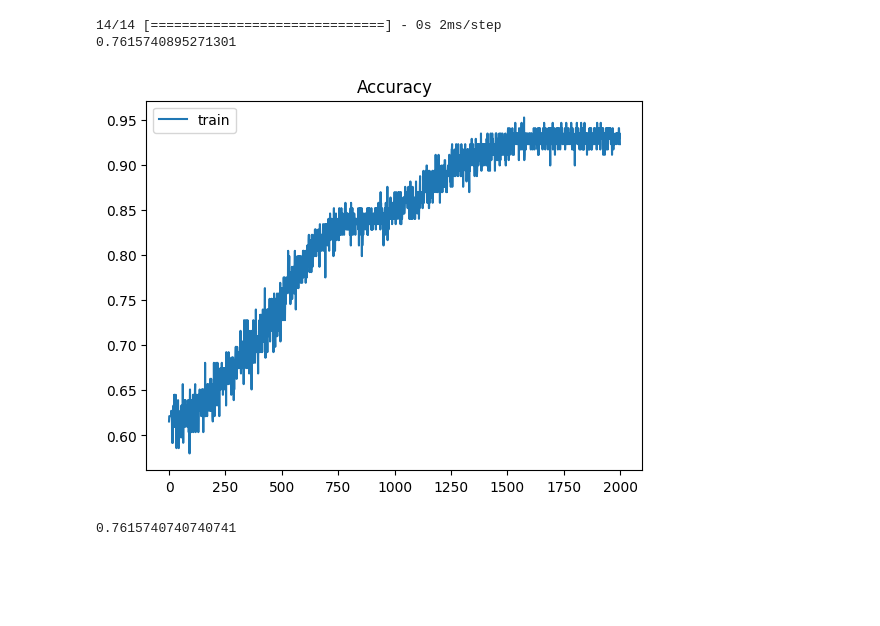
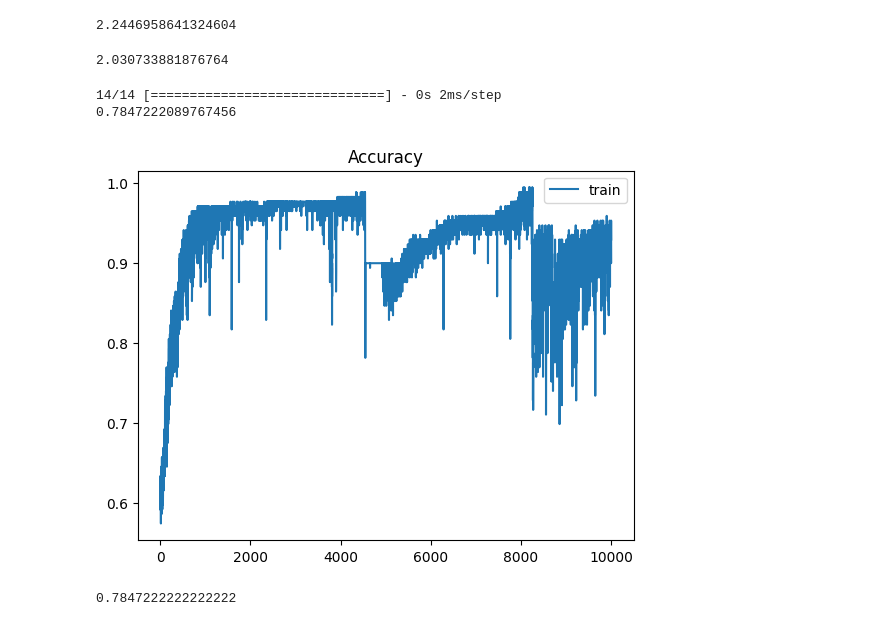
Before and after one commit to DreRnc/MLx2, a Jupyter notebook: benchmark.ipynb, the cells around one changed output. Drawn from its saved outputs; the diff is of its cells as text; code cells hidden in the pictures; blank space fills up the shorter version.

```diff
--- a/benchmark.ipynb
+++ b/benchmark.ipynb
@@ -57,3 +62,65 @@ TypeError: cannot unpack non-iterable float object
+# %%
+# write a linear model for y1 and y2
+from sklearn.linear_model import LinearRegression
+from sklearn.ensemble import RandomForestRegressor
+# train test split
+X_train, X_test, y1_train, y1_test, y2_train, y2_test = train_test_split(X, y1, y2, test_size=0.2, random_state=42)
+reg = RandomForestRegressor().fit(X_train, y1_train)
+y1_pred = reg.predict(X_test)
+reg = RandomForestRegressor().fit(X_train, y2_train)
+y2_pred = reg.predict(X_test)
+#unite y1 and y2
+y_pred = np.column_stack((y1_pred, y2_pred))
+y_test = np.column_stack((y1_test, y2_test))
+#print mse of y_pred and y_test
+print(np.mean((y_pred - y_test)**2))
+# %% [output]
+2.2446958641324604
+# %%
+from sklearn.linear_model import LinearRegression
+from sklearn.ensemble import RandomForestRegressor
+import numpy as np
+import pandas as pd
+import joblib
+import matplotlib.pyplot as plt
+import os
+from data.load_data import load_monk
+from src.MetricFunctions import get_metric_instance
+from src.MLP import MLP
+from src.GridSearch import GridSearch, RandomGridsearch
+from sklearn.model_selection import train_test_split
+from sklearn.preprocessing import StandardScaler
+from src.EarlyStopping import EarlyStopping
+# train test split
+y1 = y_true[:,0]
+y2 = y_true[:,1]
+
+X_train, X_test, y1_train, y1_test, y2_train, y2_test = train_test_split(X, y1, y2, test_size=0.2, random_state=42)
+#reshape y1 and y2
+y1_train = y1_train.reshape(-1,1)
+y1_test = y1_test.reshape(-1,1)
+y2_train = y2_train.reshape(-1,1)
+y2_test = y2_test.reshape(-1,1)
+
+mlp = MLP([18, 18], 9, 1, task = "regression", activation_function = "sigmoid")
+mlp.fit(X_train, y1_train, n_epochs = 2000, batch_size = 200, error = "MSE", step = 0.005, momentum = 0.1, regularization = 'no',
+alpha_l2 = 0.01, early_stopping = True, patience = 1000, tolerance = 0.1)
+y1_pred = mlp.predict(X_test)
+
+
+mlp = MLP([18, 18], 9, 1, task = "regression", activation_function = "sigmoid")
+mlp.fit(X_train, y2_train, n_epochs = 2000, batch_size = 200, error = "MSE", step = 0.005, momentum = 0.1, regularization = 'no',
+alpha_l2 = 0.01, early_stopping = True, patience = 1000, tolerance = 0.1)
+y2_pred = mlp.predict(X_test)
+
+#unite y1 and y2
+y_pred = np.column_stack((y1_pred, y2_pred))
+y_test = np.column_stack((y1_test, y2_test))
+
+#print mse of y_pred and y_test
+print(np.mean((y_pred - y_test)**2))
+# %% [output]
+2.030733881876764
 # %%
 from data.load_data import load_monk
 path = os.getcwd()
@@ -70,35 +137,35 @@ y_test = np.asarray(y_test).astype('float32').reshape((-1,1))
 # %%
 # encode y_train and y_test
 
 model = Sequential()
 model.add(Dense(12, input_dim = X_train.shape[1], activation = 'sigmoid'))
 model.add(Dense(1, activation = 'sigmoid'))
 
 from tensorflow.keras.optimizers import SGD
 
-optimizer = SGD(learning_rate = 0.3, momentum=0.1)
+optimizer = SGD(learning_rate = 1, momentum=0.1)
 
 # Compile the model
 model.compile(loss = 'binary_crossentropy', optimizer = optimizer, metrics = ['accuracy'])
 
 # Fit the model
-history = model.fit(X_train, y_train, epochs = 2000, batch_size = 20, verbose = 0, validation_split = 0)
+history = model.fit(X_train, y_train, epochs = 10000, batch_size = 20, verbose = 0, validation_split = 0)
 
 y_pred = model.predict(X_test)
 
 acc = model.evaluate(X_test, y_test, verbose = 0)[1]
 print(acc)
 
 # plot accuracy during training
 plt.title('Accuracy')
 plt.plot(history.history['accuracy'], label='train')
 plt.legend()
 plt.show()
 
 y_pred = np.round(y_pred)
 print(np.mean(y_pred == y_test))
 # %% [output]
 14/14 [==============================] - 0s 2ms/step
-0.7615740895271301
+0.7847222089767456
-[figure, old version]
+[figure, new version]
-0.7615740740740741
+0.7847222222222222
```
Also changed, not shown: parts of 2 cells of this notebook, 3 other files.
